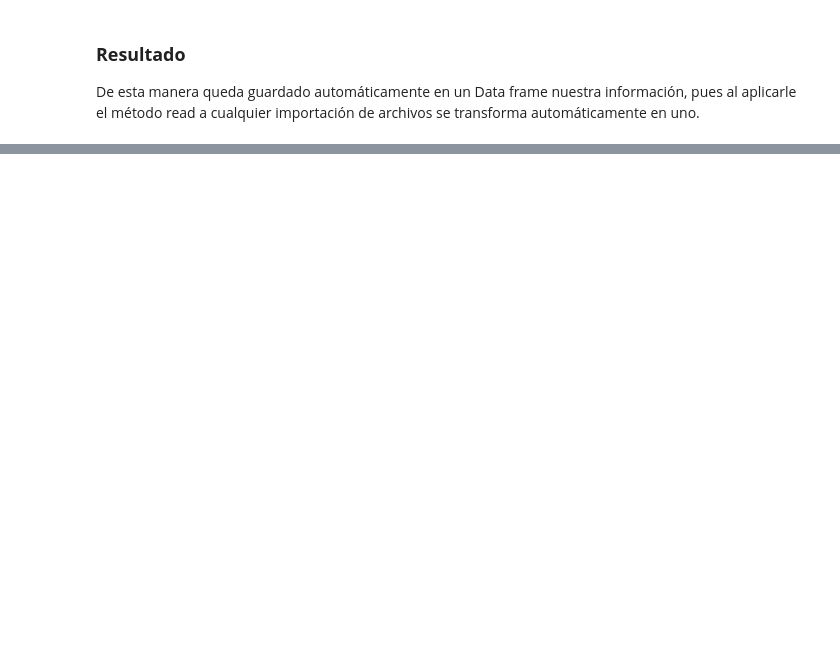
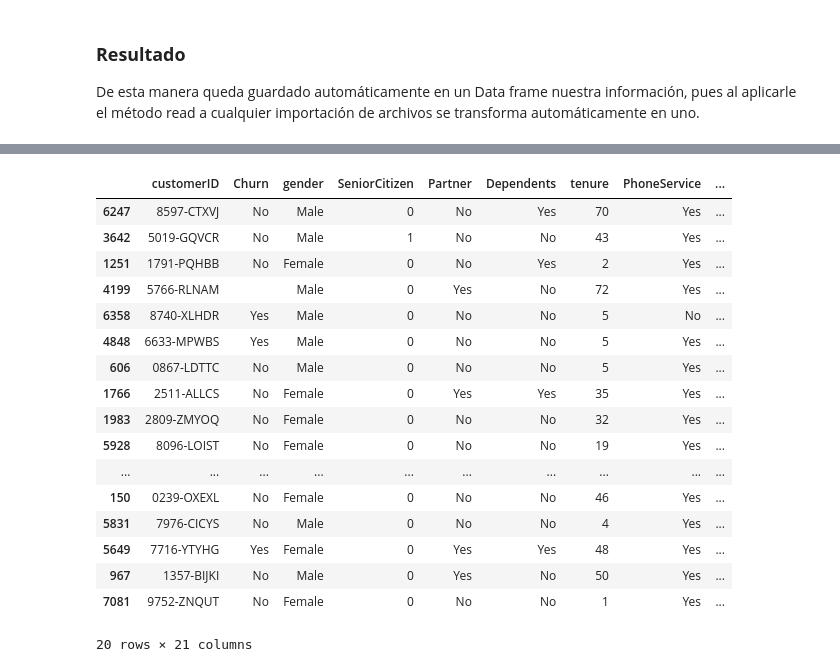
Before and after one commit to byfurkation/TelecomX_datos, a Jupyter notebook: TelecomX_LATAM.ipynb, the cells around one changed output, grey strips where cells are left out. Drawn from its saved outputs; the diff is of its cells as text; code cells hidden in the pictures; blank space fills up the shorter version.

```diff
--- a/TelecomX_LATAM.ipynb
+++ b/TelecomX_LATAM.ipynb
@@ -69,0 +63,10 @@ df_normalizado.head()
+# %%
+# Normalizamos cada columna con diccionarios
+df_customer = pd.json_normalize(df['customer'])
+df_phone    = pd.json_normalize(df['phone'])
+df_internet = pd.json_normalize(df['internet'])
+df_account  = pd.json_normalize(df['account'])
+
+# Concatenamos todas las columnas nuevas con el DataFrame original
+df_normalizado = pd.concat([df.drop(['customer', 'phone', 'internet', 'account'], axis=1),
+                      df_customer, df_phone, df_internet, df_account], axis=1)
@@ -69,0 +83,21 @@ df_normalizado.head()
+# %%
+df_normalizado.sample(20)
+# %% [output]
+|  | customerID | Churn | gender | SeniorCitizen | Partner | Dependents | tenure | PhoneService | ... |
+| 6247 | 8597-CTXVJ | No | Male | 0 | No | Yes | 70 | Yes | ... |
+| 3642 | 5019-GQVCR | No | Male | 1 | No | No | 43 | Yes | ... |
+| 1251 | 1791-PQHBB | No | Female | 0 | No | Yes | 2 | Yes | ... |
+| 4199 | 5766-RLNAM |  | Male | 0 | Yes | No | 72 | Yes | ... |
+| 6358 | 8740-XLHDR | Yes | Male | 0 | No | No | 5 | No | ... |
+| 4848 | 6633-MPWBS | Yes | Male | 0 | No | No | 5 | Yes | ... |
+| 606 | 0867-LDTTC | No | Male | 0 | No | No | 5 | Yes | ... |
+| 1766 | 2511-ALLCS | No | Female | 0 | Yes | Yes | 35 | Yes | ... |
+| 1983 | 2809-ZMYOQ | No | Female | 0 | No | No | 32 | Yes | ... |
+| 5928 | 8096-LOIST | No | Female | 0 | No | No | 19 | Yes | ... |
+| ... | ... | ... | ... | ... | ... | ... | ... | ... | ... |
+| 150 | 0239-OXEXL | No | Female | 0 | No | No | 46 | Yes | ... |
+| 5831 | 7976-CICYS | No | Male | 0 | No | No | 4 | Yes | ... |
+| 5649 | 7716-YTYHG | Yes | Female | 0 | Yes | Yes | 48 | Yes | ... |
+| 967 | 1357-BIJKI | No | Male | 0 | Yes | No | 50 | Yes | ... |
+| 7081 | 9752-ZNQUT | No | Female | 0 | No | No | 1 | Yes | ... |
+20 rows × 21 columns
```
Also changed, not shown: parts of 24 cells of this notebook.
